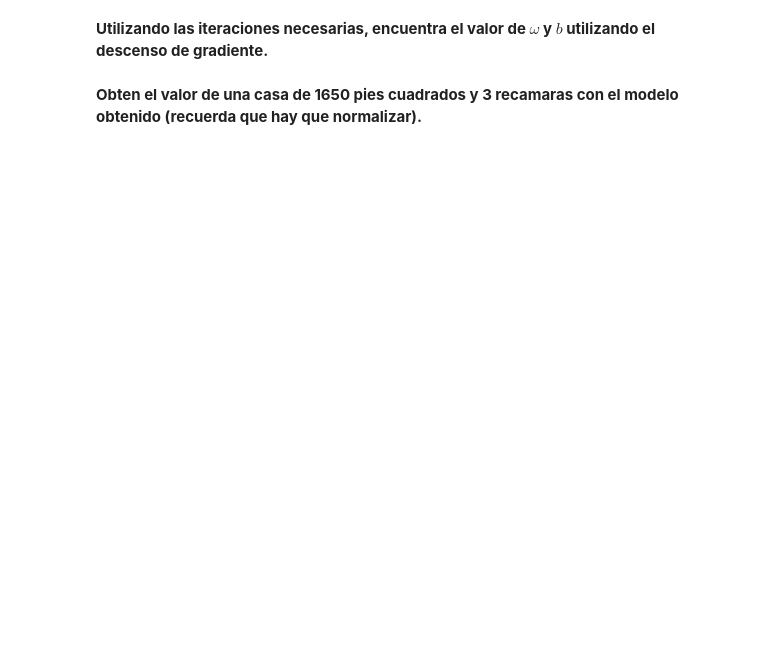
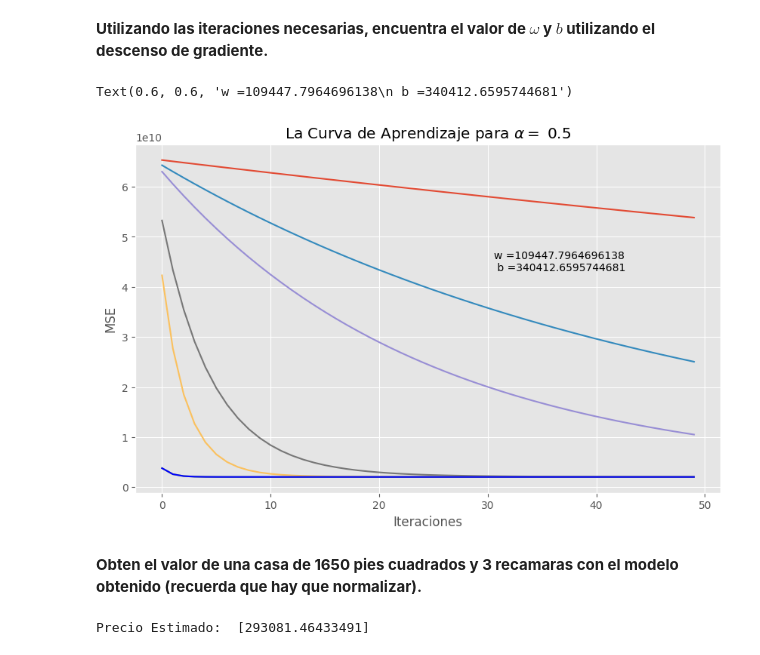
Before and after one commit to IA-UNISON/3-Aprendizaje, a Jupyter notebook: reg_lineal.ipynb, the cells around one changed output. Drawn from its saved outputs; the diff is of its cells as text; code cells hidden in the pictures; blank space fills up the shorter version.

```diff
--- a/reg_lineal.ipynb
+++ b/reg_lineal.ipynb
@@ -332,24 +365,35 @@ plt.ylabel('MSE')
 # %% [markdown]
 **Utilizando las iteraciones necesarias, encuentra el valor de $\omega$ y $b$ utilizando el descenso de gradiente.**
 # %%
-num_iters = None
+num_iters = 50
 
-alpha = None
+alpha = [0.001, 0.005, 0.01, 0.05, 0.1, 0.5]
+
+plt.figure(figsize=(10, 6))
+
+for alpha in alpha:
+    _, _, mse_hist = descenso_gradiente_lotes(x_norm, y, w_ini, b_ini, alpha, num_iters)
+    plt.plot(mse_hist, label=f'alpha = {alpha}')
 
 w, b, mse_hist = descenso_gradiente_lotes(x_norm, y, w_ini, b_ini, alpha, num_iters)
 
 plt.title(r"La Curva de Aprendizaje para $\alpha =$ " + str(alpha))
 plt.plot(mse_hist, '-b')
 plt.xlabel('Iteraciones')
 plt.ylabel('MSE')
 plt.figtext(x = 0.6, y = 0.6, s = "w ={}\n b ={}".format(w[0], b))
+# %% [output]
+Text(0.6, 0.6, 'w =109447.7964696138\n b =340412.6595744681')
+[figure, added]
 # %% [markdown]
 **Obten el valor de una casa de 1650 pies cuadrados y 3 recamaras con el modelo obtenido (recuerda que hay que normalizar).**
 # %%
 # Escribe aquí el código
-x = None
-x_norm = None
+x = np.array([[1650, 3]])
+x_norm = normaliza(x, medias, desviaciones)
 
-y_est = None
+y_est = x_norm @ w + b
 
 print("Precio Estimado: ", y_est)
+# %% [output]
+Precio Estimado:  [293081.46433491]
```
Also changed, not shown: parts of 11 cells of this notebook.
